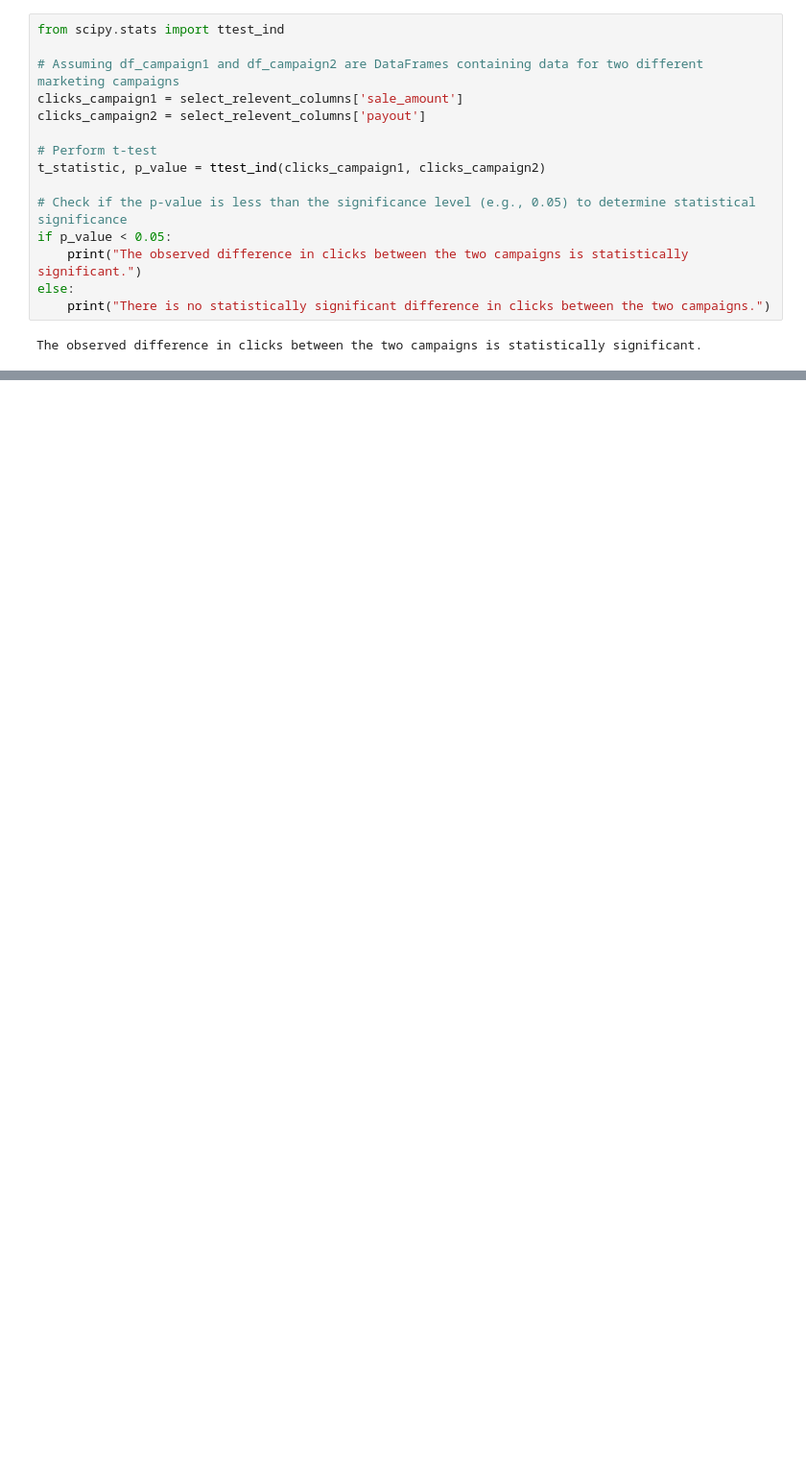
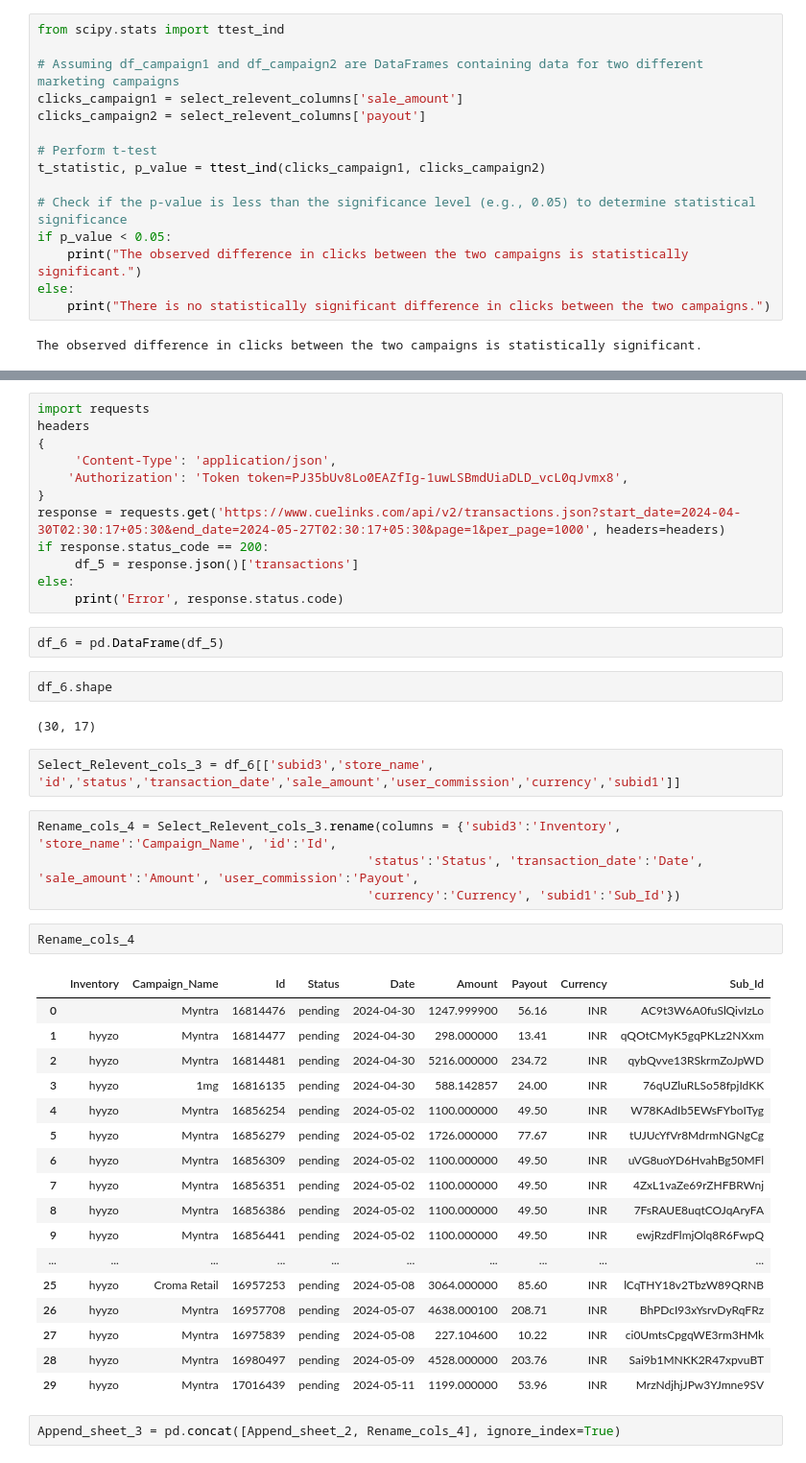
Before and after one commit to Maruf-Ahmad-khan/Data-Structure-And-Pandas-Leet-Code-solution-And-Regular-Expressions-in-Python, a Jupyter notebook: Data Structure with python/How to fetch data from api.ipynb, the cells around one changed output, grey strips where cells are left out. Shown at 96% size. Cells and saved outputs as stored; diff of their text form; blank space fills up the shorter version.

```diff
--- a/Data Structure with python/How to fetch data from api.ipynb
+++ b/Data Structure with python/How to fetch data from api.ipynb
@@ -381,0 +614,46 @@ The observed difference in clicks between the two campaigns is statistically sig
+# %%
+import requests
+headers
+{
+     'Content-Type': 'application/json',
+    'Authorization': 'Token token=PJ35bUv8Lo0EAZfIg-1uwLSBmdUiaDLD_vcL0qJvmx8',
+}
+response = requests.get('https://www.cuelinks.com/api/v2/transactions.json?start_date=2024-04-30T02:30:17+05:30&end_date=2024-05-27T02:30:17+05:30&page=1&per_page=1000', headers=headers)
+if response.status_code == 200:
+     df_5 = response.json()['transactions']
+else:
+     print('Error', response.status.code)
+# %%
+df_6 = pd.DataFrame(df_5)
+# %%
+df_6.shape
+# %% [output]
+(30, 17)
+# %%
+Select_Relevent_cols_3 = df_6[['subid3','store_name', 'id','status','transaction_date','sale_amount','user_commission','currency','subid1']]
+# %%
+Rename_cols_4 = Select_Relevent_cols_3.rename(columns = {'subid3':'Inventory', 'store_name':'Campaign_Name', 'id':'Id',
+                                            'status':'Status', 'transaction_date':'Date', 'sale_amount':'Amount', 'user_commission':'Payout',
+                                            'currency':'Currency', 'subid1':'Sub_Id'})
+# %%
+Rename_cols_4
+# %% [output]
+|  | Inventory | Campaign_Name | Id | Status | Date | Amount | Payout | Currency | Sub_Id |
+| 0 |  | Myntra | 16814476 | pending | 2024-04-30 | 1247.999900 | 56.16 | INR | AC9t3W6A0fuSlQivIzLo |
+| 1 | hyyzo | Myntra | 16814477 | pending | 2024-04-30 | 298.000000 | 13.41 | INR | qQOtCMyK5gqPKLz2NXxm |
+| 2 | hyyzo | Myntra | 16814481 | pending | 2024-04-30 | 5216.000000 | 234.72 | INR | qybQvve13RSkrmZoJpWD |
+| 3 | hyyzo | 1mg | 16816135 | pending | 2024-04-30 | 588.142857 | 24.00 | INR | 76qUZluRLSo58fpjIdKK |
+| 4 | hyyzo | Myntra | 16856254 | pending | 2024-05-02 | 1100.000000 | 49.50 | INR | W78KAdIb5EWsFYboITyg |
+| 5 | hyyzo | Myntra | 16856279 | pending | 2024-05-02 | 1726.000000 | 77.67 | INR | tUJUcYfVr8MdrmNGNgCg |
+| 6 | hyyzo | Myntra | 16856309 | pending | 2024-05-02 | 1100.000000 | 49.50 | INR | uVG8uoYD6HvahBg50MFl |
+| 7 | hyyzo | Myntra | 16856351 | pending | 2024-05-02 | 1100.000000 | 49.50 | INR | 4ZxL1vaZe69rZHFBRWnj |
+| 8 | hyyzo | Myntra | 16856386 | pending | 2024-05-02 | 1100.000000 | 49.50 | INR | 7FsRAUE8uqtCOJqAryFA |
+| 9 | hyyzo | Myntra | 16856441 | pending | 2024-05-02 | 1100.000000 | 49.50 | INR | ewjRzdFlmjOlq8R6FwpQ |
+| ... | ... | ... | ... | ... | ... | ... | ... | ... | ... |
+| 25 | hyyzo | Croma Retail | 16957253 | pending | 2024-05-08 | 3064.000000 | 85.60 | INR | lCqTHY18v2TbzW89QRNB |
+| 26 | hyyzo | Myntra | 16957708 | pending | 2024-05-07 | 4638.000100 | 208.71 | INR | BhPDcI93xYsrvDyRqFRz |
+| 27 | hyyzo | Myntra | 16975839 | pending | 2024-05-08 | 227.104600 | 10.22 | INR | ci0UmtsCpgqWE3rm3HMk |
+| 28 | hyyzo | Myntra | 16980497 | pending | 2024-05-09 | 4528.000000 | 203.76 | INR | Sai9b1MNKK2R47xpvuBT |
+| 29 | hyyzo | Myntra | 17016439 | pending | 2024-05-11 | 1199.000000 | 53.96 | INR | MrzNdjhjJPw3YJmne9SV |
+# %%
+Append_sheet_3 = pd.concat([Append_sheet_2, Rename_cols_4], ignore_index=True)
```
Also changed, not shown: parts of 57 cells of this notebook, 8 other files.
